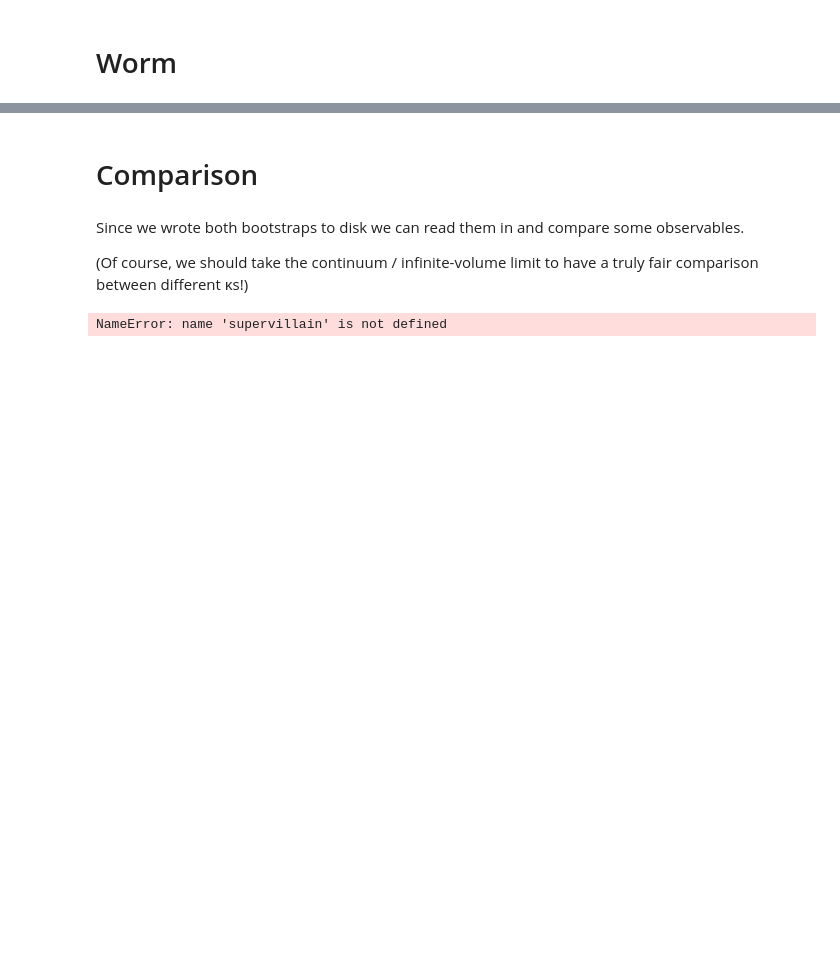
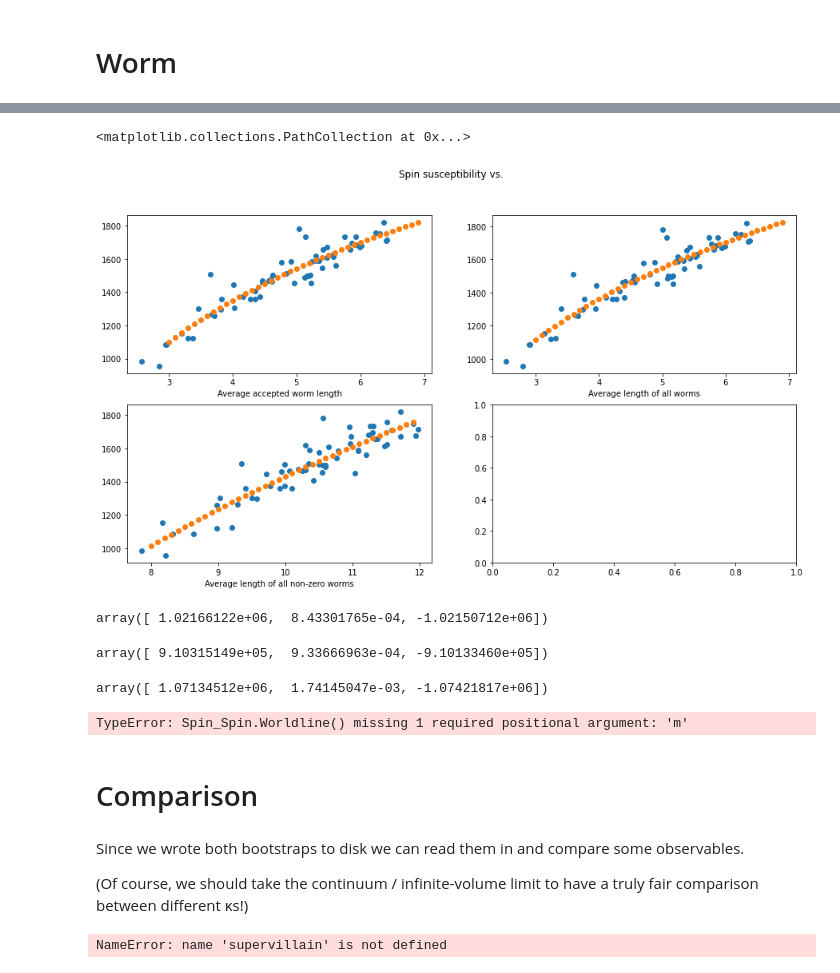
Before and after one commit to evanberkowitz/supervillain, a Jupyter notebook: workbooks/worm_vs_plaquette.ipynb, the cells around one changed output, grey strips where cells are left out. Saved outputs shown, nothing was run; the diff lists cells and outputs as text; code cells hidden in the pictures; blank space fills up the shorter version.

```diff
--- a/workbooks/worm_vs_plaquette.ipynb
+++ b/workbooks/worm_vs_plaquette.ipynb
@@ -186,3 +268,43 @@ sv.analysis.bootstrap(100,v.Spin_Spin
+# %%
+fig, ax = plt.subplots(2,2, figsize = (15,8))
+ax[0,0].scatter(stuff[:,2],stuff[:,1])
+fig.suptitle('Spin susceptibility vs.')
+ax[0,0].set_xlabel('Average accepted worm length')
+from scipy.optimize import curve_fit
+def objective1(x,a,b,c):
+        return a*x**b+c
+fit, rvalue, *string = curve_fit(objective1,stuff[:,2],stuff[:,1],maxfev = 20000)
+ax[0,0].scatter(np.arange(3,7,.1),objective1(np.arange(3,7,.1),*fit))
+ax[0,1].scatter(stuff[:,3],stuff[:,1])
+ax[0,1].set_xlabel('Average length of all worms')
+fit2, rvalue, *string = curve_fit(objective1,stuff[:,3],stuff[:,1],maxfev = 20000)
+ax[0,1].scatter(np.arange(3,7,.1),objective1(np.arange(3,7,.1),*fit2))
+ax[1,0].scatter(stuff[:,4],stuff[:,1])
+ax[1,0].set_xlabel('Average length of all non-zero worms')
+fit3, rvalue, *string = curve_fit(objective1,stuff[:,4],stuff[:,1],maxfev = 20000)
+ax[1,0].scatter(np.arange(8,12,.1),objective1(np.arange(8,12,.1),*fit3))
+# %% [output]
+<matplotlib.collections.PathCollection at 0x...>
+[figure, added]
+# %%
+fit
+# %% [output]
+array([ 1.02166122e+06,  8.43301765e-04, -1.02150712e+06])
+# %%
+fit2
+# %% [output]
+array([ 9.10315149e+05,  9.33666963e-04, -9.10133460e+05])
+# %%
+fit3
+# %% [output]
+array([ 1.07134512e+06,  1.74145047e-03, -1.07421817e+06])
+# %%
+# from supervillain import Observable
+from supervillain import observable
+from supervillain.observable.spin import Spin_Spin
+Spin_Spin.Worldline(S)
+# %% [output]
+TypeError: Spin_Spin.Worldline() missing 1 required positional argument: 'm'
 # %% [markdown]
 # Comparison
 # %% [markdown]
```
Also changed, not shown: parts of 16 cells of this notebook.
